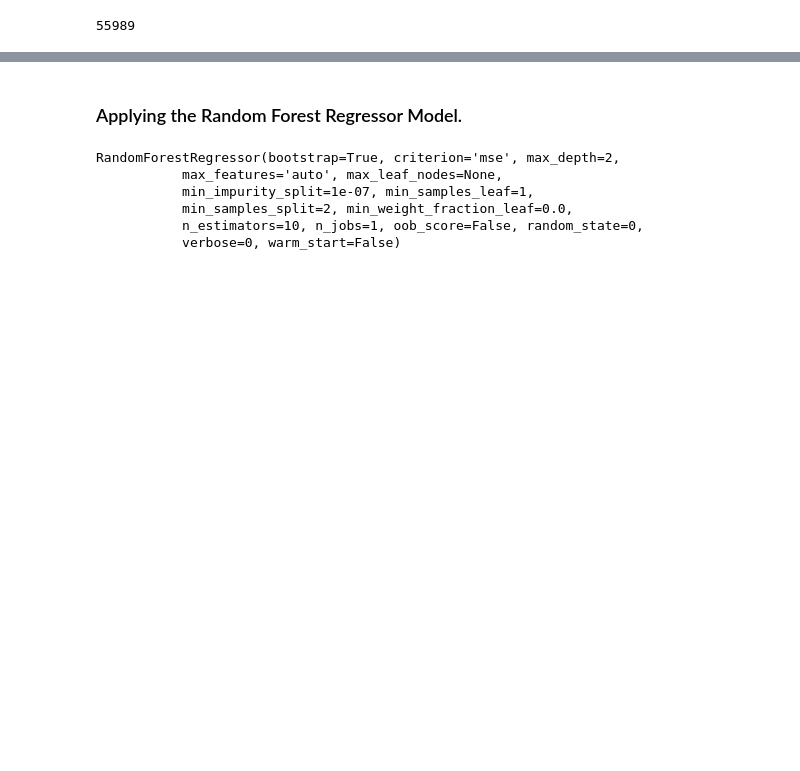
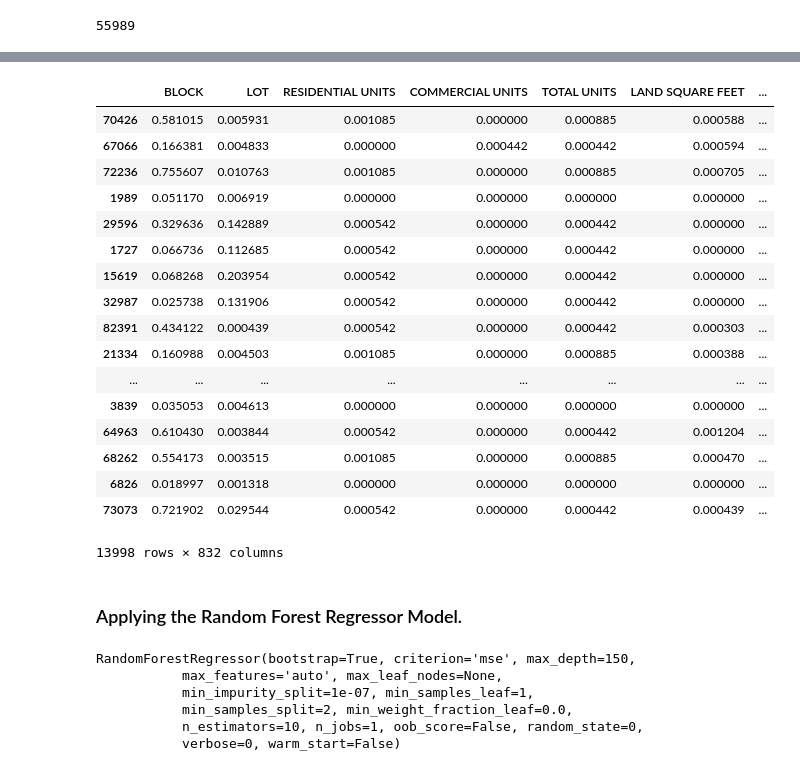
Before and after one commit to varshabudihal/NYC_rolling_sales, a Jupyter notebook: NYC rolling sales (1).ipynb, the cells around one changed output, grey strips where cells are left out. Drawn from its saved outputs; the diff is of its cells as text; code cells hidden in the pictures; blank space fills up the shorter version.

```diff
--- a/NYC rolling sales (1).ipynb
+++ b/NYC rolling sales (1).ipynb
@@ -219,11 +240,32 @@ len(y_train)
+# %%
+X_test
+# %% [output]
+|  | BLOCK | LOT | RESIDENTIAL UNITS | COMMERCIAL UNITS | TOTAL UNITS | LAND SQUARE FEET | ... |
+| 70426 | 0.581015 | 0.005931 | 0.001085 | 0.000000 | 0.000885 | 0.000588 | ... |
+| 67066 | 0.166381 | 0.004833 | 0.000000 | 0.000442 | 0.000442 | 0.000594 | ... |
+| 72236 | 0.755607 | 0.010763 | 0.001085 | 0.000000 | 0.000885 | 0.000705 | ... |
+| 1989 | 0.051170 | 0.006919 | 0.000000 | 0.000000 | 0.000000 | 0.000000 | ... |
+| 29596 | 0.329636 | 0.142889 | 0.000542 | 0.000000 | 0.000442 | 0.000000 | ... |
+| 1727 | 0.066736 | 0.112685 | 0.000542 | 0.000000 | 0.000442 | 0.000000 | ... |
+| 15619 | 0.068268 | 0.203954 | 0.000542 | 0.000000 | 0.000442 | 0.000000 | ... |
+| 32987 | 0.025738 | 0.131906 | 0.000542 | 0.000000 | 0.000442 | 0.000000 | ... |
+| 82391 | 0.434122 | 0.000439 | 0.000542 | 0.000000 | 0.000442 | 0.000303 | ... |
+| 21334 | 0.160988 | 0.004503 | 0.001085 | 0.000000 | 0.000885 | 0.000388 | ... |
+| ... | ... | ... | ... | ... | ... | ... | ... |
+| 3839 | 0.035053 | 0.004613 | 0.000000 | 0.000000 | 0.000000 | 0.000000 | ... |
+| 64963 | 0.610430 | 0.003844 | 0.000542 | 0.000000 | 0.000442 | 0.001204 | ... |
+| 68262 | 0.554173 | 0.003515 | 0.001085 | 0.000000 | 0.000885 | 0.000470 | ... |
+| 6826 | 0.018997 | 0.001318 | 0.000000 | 0.000000 | 0.000000 | 0.000000 | ... |
+| 73073 | 0.721902 | 0.029544 | 0.000542 | 0.000000 | 0.000442 | 0.000439 | ... |
+13998 rows × 832 columns
 # %% [markdown]
 ### Applying the Random Forest Regressor Model.
 # %%
 from sklearn.ensemble import RandomForestRegressor
-regr = RandomForestRegressor(max_depth=2, random_state=0)
+regr = RandomForestRegressor(max_depth=150, random_state=0)
 regr.fit(X_train, y_train)
 # %% [output]
-RandomForestRegressor(bootstrap=True, criterion='mse', max_depth=2,
+RandomForestRegressor(bootstrap=True, criterion='mse', max_depth=150,
            max_features='auto', max_leaf_nodes=None,
            min_impurity_split=1e-07, min_samples_leaf=1,
            min_samples_split=2, min_weight_fraction_leaf=0.0,
```
Also changed, not shown: parts of 15 cells of this notebook.
